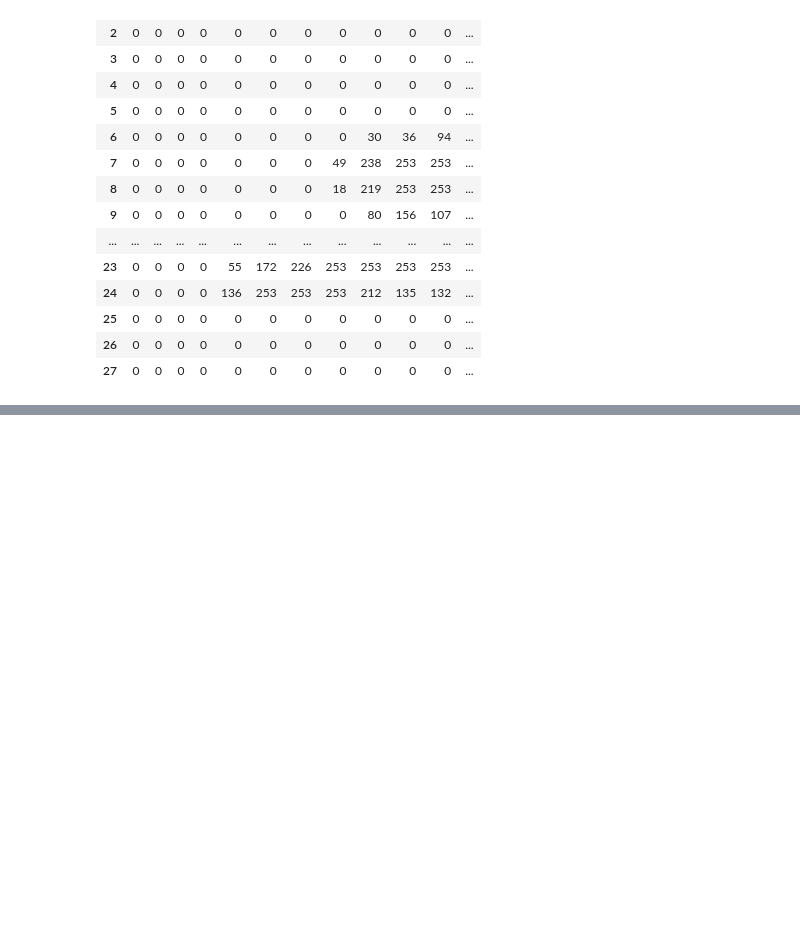
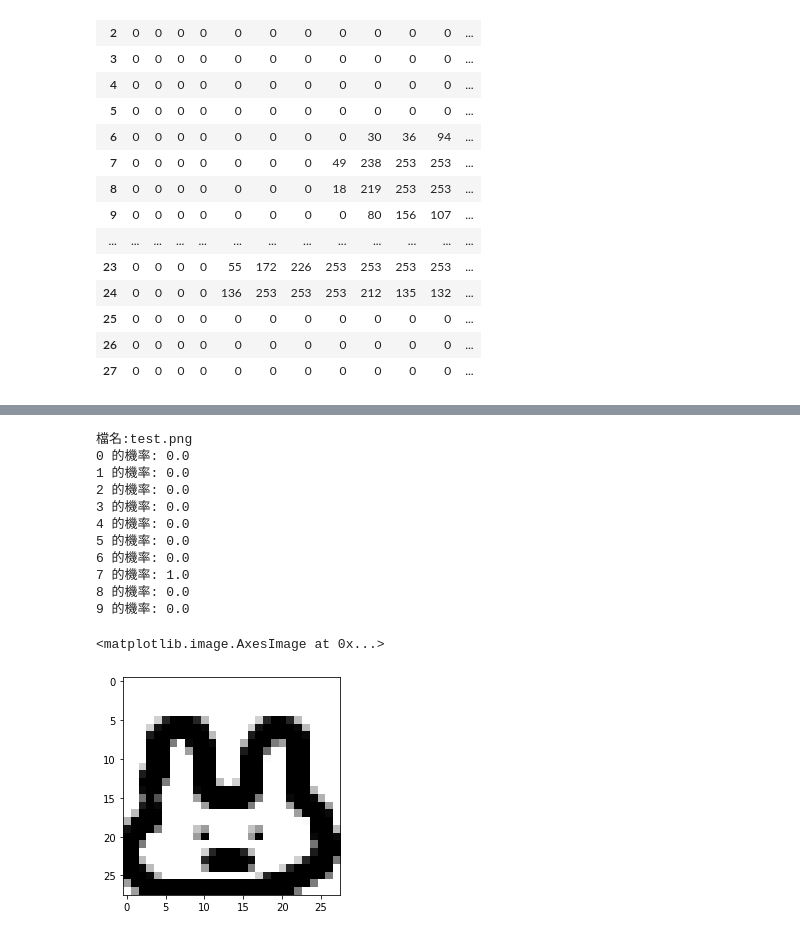
Before and after one commit to alrb2005/MechaineLearing-0716-, a Jupyter notebook: mlp.ipynb, the cells around one changed output, grey strips where cells are left out. Saved outputs shown, nothing was run; the diff lists cells and outputs as text; code cells hidden in the pictures; blank space fills up the shorter version.

```diff
--- a/mlp.ipynb
+++ b/mlp.ipynb
@@ -57,0 +179,23 @@ model.summary()
+# %%
+from tensorflow.keras.preprocessing.image import load_img
+fn = input("檔名:")
+img = load_img(fn, target_size=(28, 28)).convert("L")
+img_np = np.array(img).reshape(1, 784) / 255
+pre = model.predict(img_np)[0]
+for i in range(10):
+    print(i, "的機率:", round(pre[i], 2))
+plt.imshow(np.array(img), cmap="Greys")
+# %% [output]
+檔名:test.png
+0 的機率: 0.0
+1 的機率: 0.0
+2 的機率: 0.0
+3 的機率: 0.0
+4 的機率: 0.0
+5 的機率: 0.0
+6 的機率: 0.0
+7 的機率: 1.0
+8 的機率: 0.0
+9 的機率: 0.0
+<matplotlib.image.AxesImage at 0x...>
+[figure, added]
```
Also changed, not shown: parts of 11 cells of this notebook.
